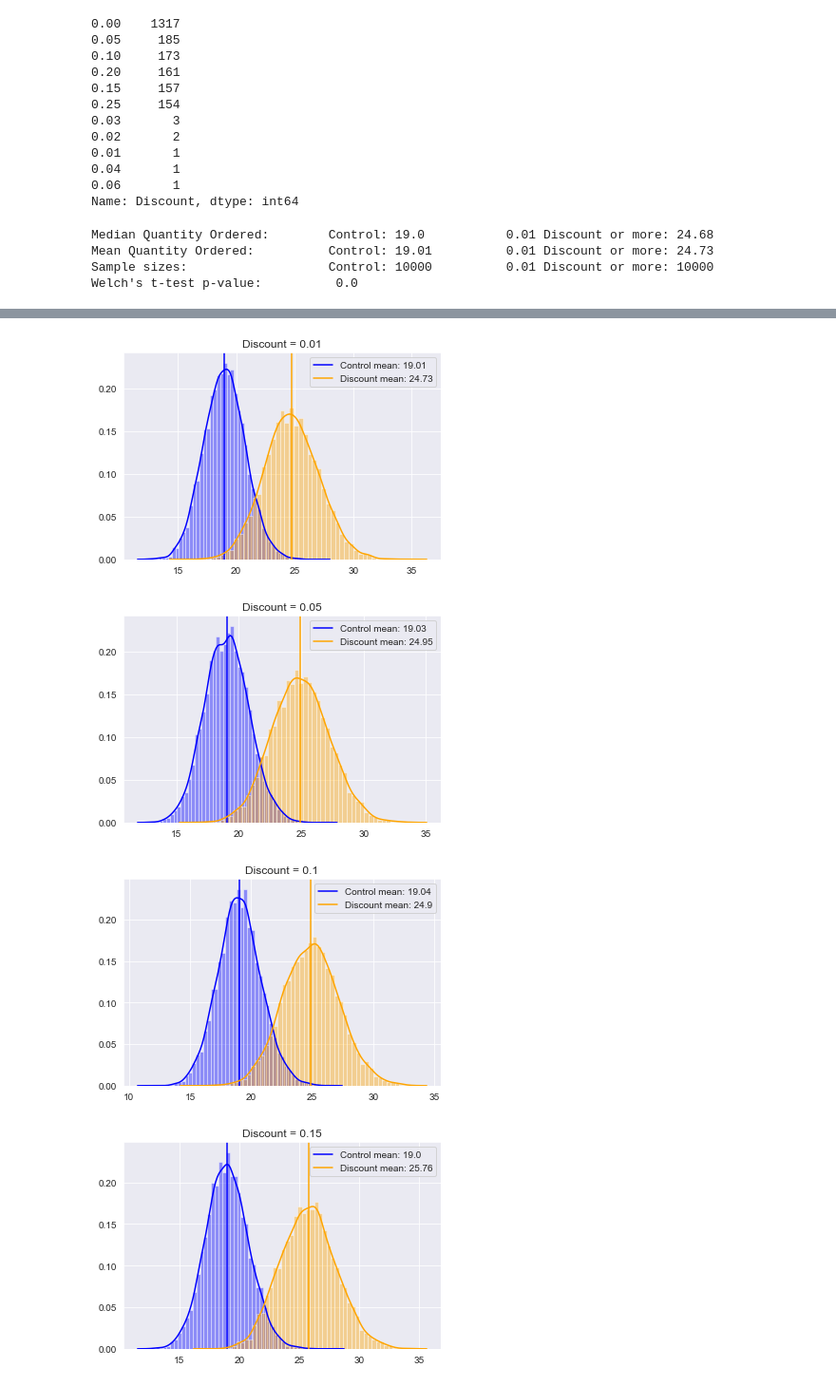
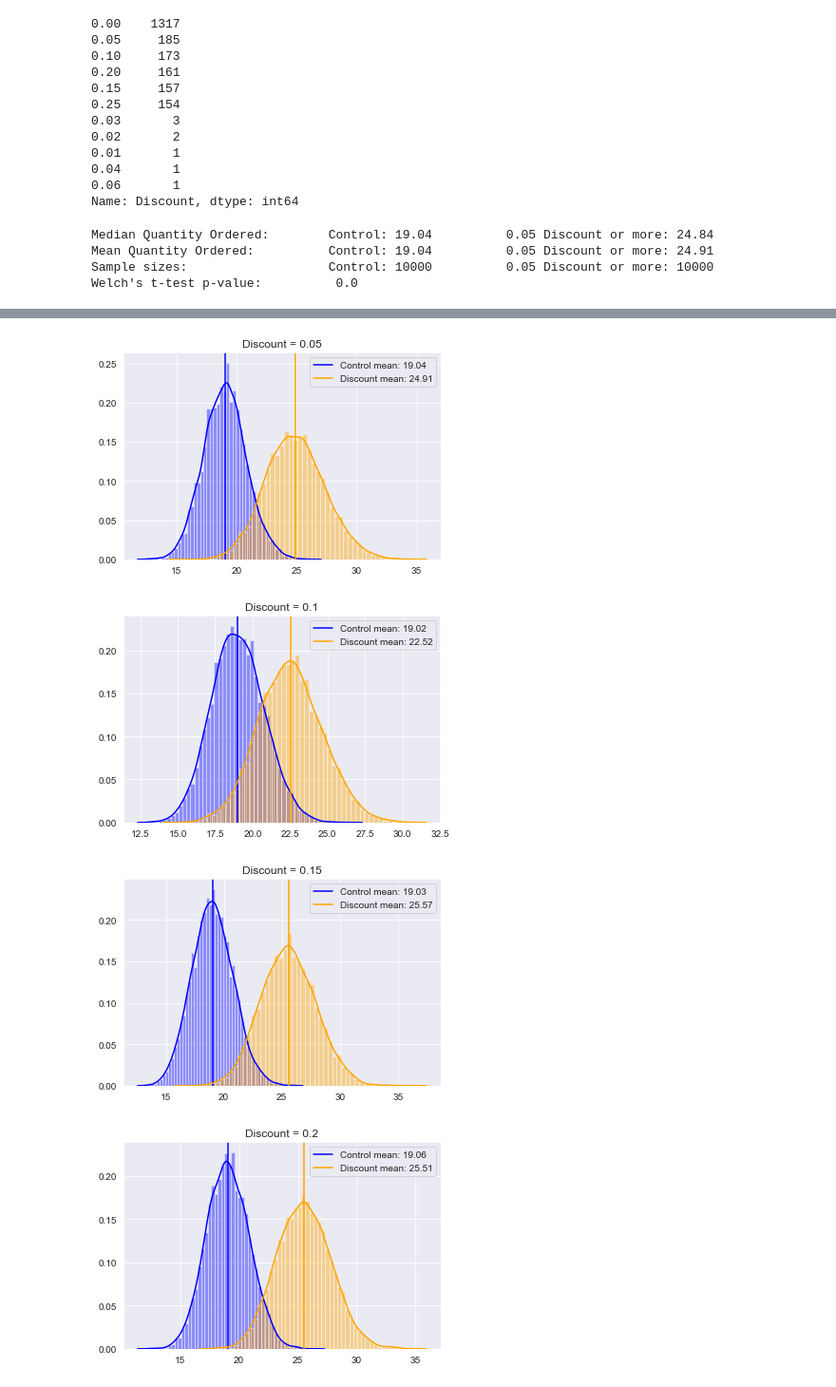
Before and after one commit to magnawhale/dsc-mod-3-project-online-ds-ft-051319, a Jupyter notebook: question_01.ipynb, the cells around one changed output, grey strips where cells are left out. Shown at 95% size. Cells and saved outputs as stored; diff of their text form; code cells hidden in the pictures.

```diff
--- a/question_01.ipynb
+++ b/question_01.ipynb
@@ -213,10 +213,11 @@ Name: Discount, dtype: int64
 # %%
 # Based on the above information, let's try iterations grouped
 # by every 5% change in discount.
-for percent in [0.01, 0.05, 0.10, 0.15, 0.20, 0.25]:
+for percent in [0.05, 0.10, 0.15, 0.20, 0.25]:
     a1 = orderdetail_df.loc[(orderdetail_df.Discount == 0) &
                             (orderdetail_df.Quantity<=55), ['Quantity']].Quantity
     b1 = orderdetail_df.loc[(orderdetail_df.Discount >= percent) &
+                            (orderdetail_df.Discount <= percent+0.049) &
                             (orderdetail_df.Quantity<=70), ['Quantity']].Quantity
     a2 = create_sample_distribution(list(a1.values), 10000, 50)
     b2 = create_sample_distribution(list(b1.values), 10000, 50)
@@ -232,7 +233,7 @@ for percent in [0.01, 0.05, 0.10, 0.15, 0.20, 0.25]:
     plt.legend()
     plt.title(f'Discount = {percent}');
 # %% [output]
-Median Quantity Ordered:        Control: 19.0           0.01 Discount or more: 24.68
-Mean Quantity Ordered:          Control: 19.01          0.01 Discount or more: 24.73
-Sample sizes:                   Control: 10000          0.01 Discount or more: 10000
+Median Quantity Ordered:        Control: 19.04          0.05 Discount or more: 24.84
+Mean Quantity Ordered:          Control: 19.04          0.05 Discount or more: 24.91
+Sample sizes:                   Control: 10000          0.05 Discount or more: 10000
 Welch's t-test p-value:          0.0
@@ -254,6 +257,6 @@ Mean Quantity Ordered:          Control: 19.05          0.25 Discount or more: 2
 Sample sizes:                   Control: 10000          0.25 Discount or more: 10000
 Welch's t-test p-value:          0.0
-[figure, old version]
+[figure, new version]
-[figure, old version]
+[figure, new version]
-[figure, old version]
+[figure, new version]
-[figure, old version]
+[figure, new version]
```
Also changed, not shown: parts of 4 cells of this notebook, 3 other files.
